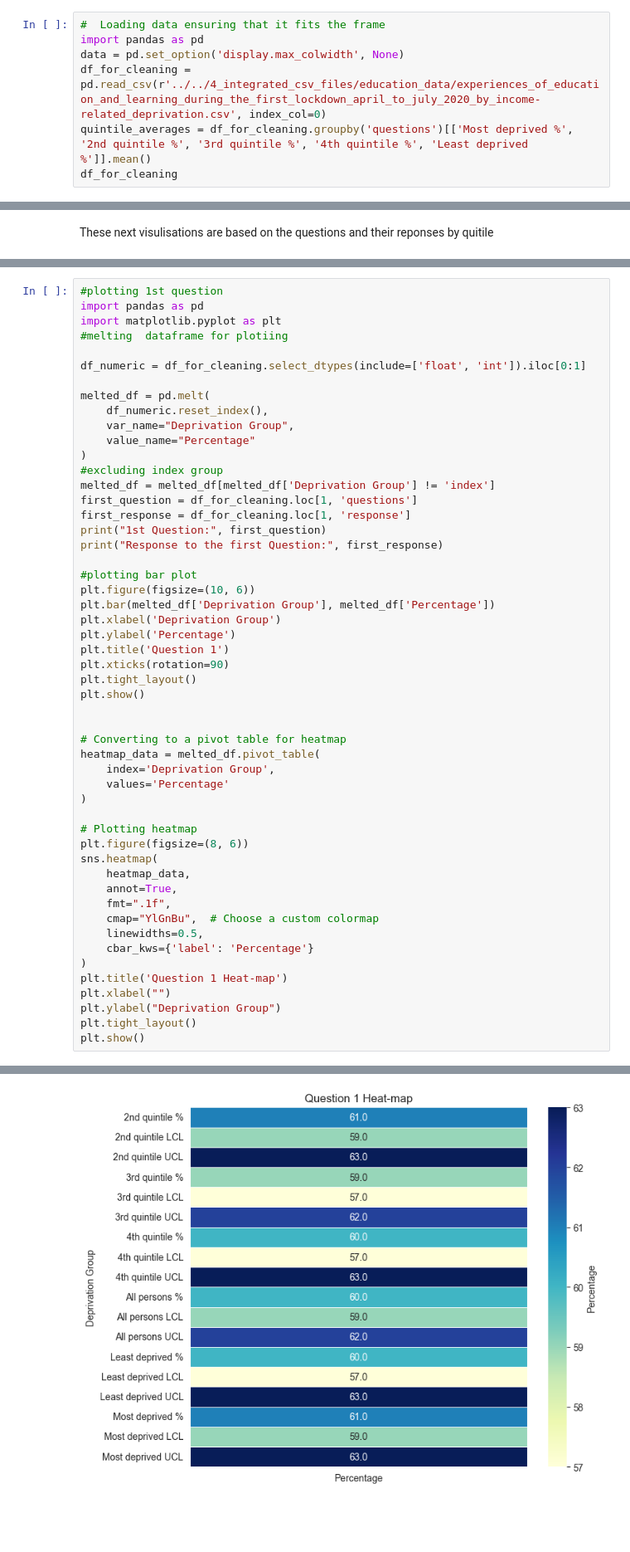
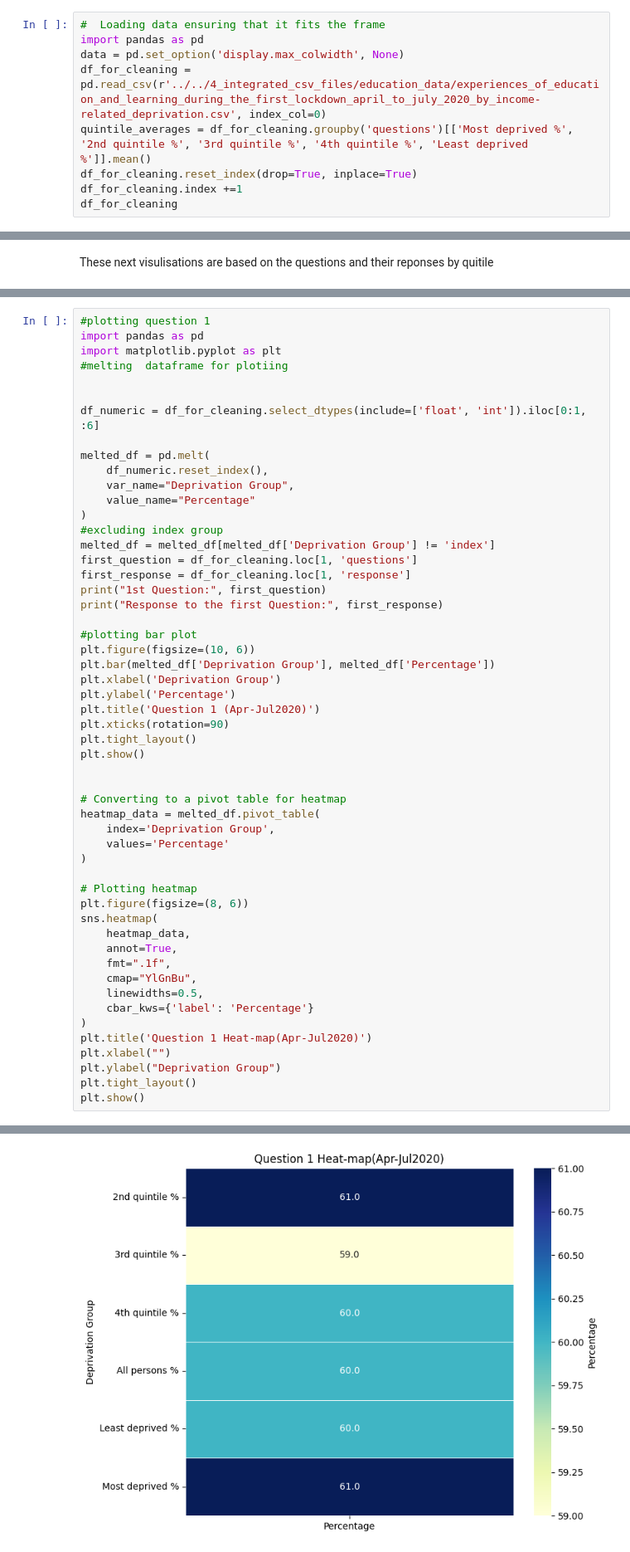
Before and after one commit to branticus94/Group-1-Data-Final-Project, a Jupyter notebook: 7_analysis_and_visualisation_notebooks/11_education/april-july2020learning.ipynb, the cells around one changed output, grey strips where cells are left out. Shown at 83% size. Saved outputs shown, nothing was run; the diff lists cells and outputs as text; blank space fills up the shorter version.

```diff
--- a/7_analysis_and_visualisation_notebooks/11_education/april-july2020learning.ipynb
+++ b/7_analysis_and_visualisation_notebooks/11_education/april-july2020learning.ipynb
@@ -48,6 +48,8 @@ import pandas as pd
 data = pd.set_option('display.max_colwidth', None)
 df_for_cleaning = pd.read_csv(r'../../4_integrated_csv_files/education_data/experiences_of_education_and_learning_during_the_first_lockdown_april_to_july_2020_by_income-related_deprivation.csv', index_col=0)
 quintile_averages = df_for_cleaning.groupby('questions')[['Most deprived %', '2nd quintile %', '3rd quintile %', '4th quintile %', 'Least deprived %']].mean()
+df_for_cleaning.reset_index(drop=True, inplace=True)
+df_for_cleaning.index +=1
 df_for_cleaning
 # %% [output]
 |  | classifier | questions | response | All persons % | Most deprived % | 2nd quintile % | 3rd quintile % | ... |
@@ -156,10 +162,11 @@ Response to the first Question: Did not attend school in person
 # %%
-#plotting 1st question
+#plotting question 1
 import pandas as pd
 import matplotlib.pyplot as plt
 #melting  dataframe for plotiing
 
-df_numeric = df_for_cleaning.select_dtypes(include=['float', 'int']).iloc[0:1]
+
+df_numeric = df_for_cleaning.select_dtypes(include=['float', 'int']).iloc[0:1, :6]
 
 melted_df = pd.melt(
     df_numeric.reset_index(),
@@ -178,7 +185,7 @@ plt.figure(figsize=(10, 6))
 plt.bar(melted_df['Deprivation Group'], melted_df['Percentage'])
 plt.xlabel('Deprivation Group')
 plt.ylabel('Percentage')
-plt.title('Question 1')
+plt.title('Question 1 (Apr-Jul2020)')
 plt.xticks(rotation=90)
 plt.tight_layout()
 plt.show()
@@ -196,11 +203,11 @@ sns.heatmap(
     heatmap_data,
     annot=True,
     fmt=".1f",
-    cmap="YlGnBu",  # Choose a custom colormap
+    cmap="YlGnBu",
     linewidths=0.5,
     cbar_kws={'label': 'Percentage'}
 )
-plt.title('Question 1 Heat-map')
+plt.title('Question 1 Heat-map(Apr-Jul2020)')
 plt.xlabel("")
 plt.ylabel("Deprivation Group")
 plt.tight_layout()
@@ -212,2 +219,2 @@ Response to the first Question: Did not attend school in person
-[figure, old version]
+[figure, new version]
 # %% [markdown]
```
Also changed, not shown: parts of 28 cells of this notebook, 3 other files.
